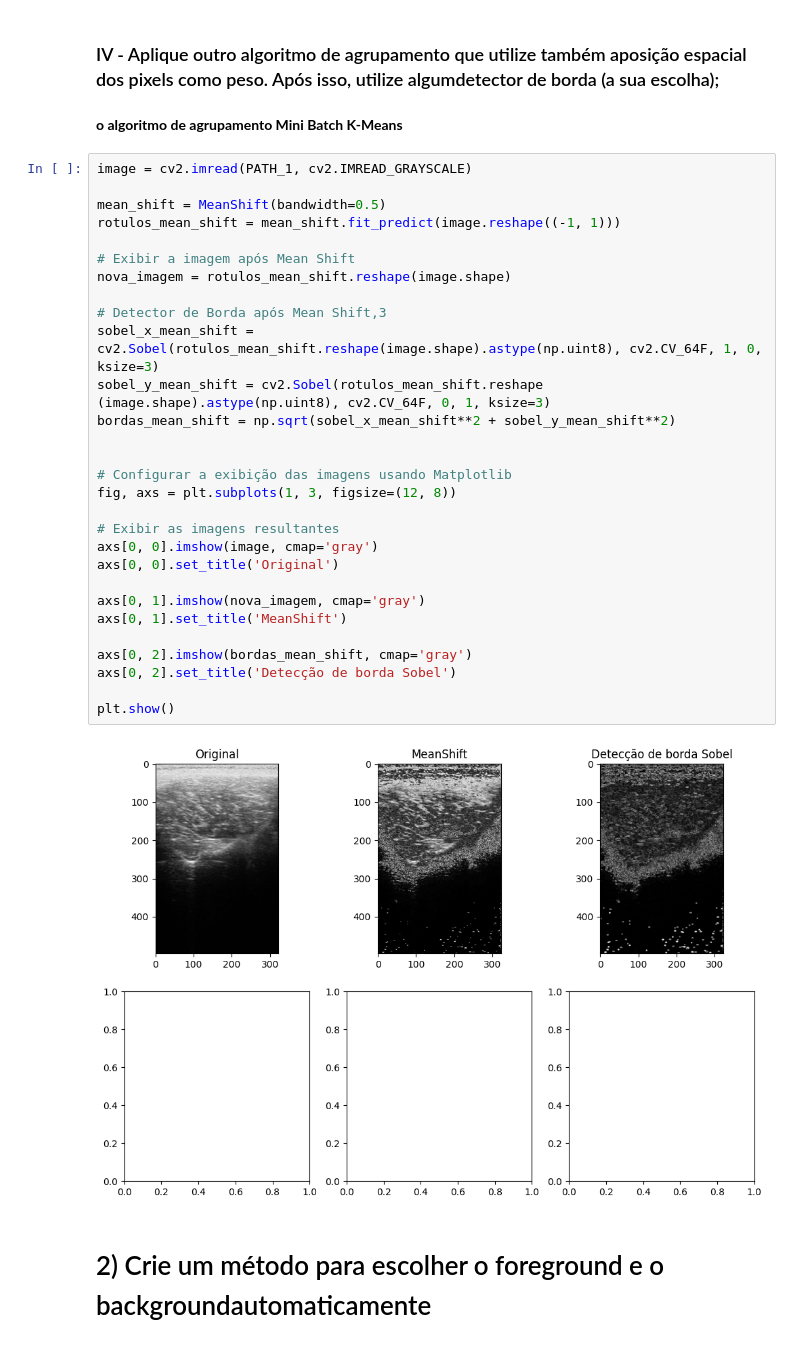
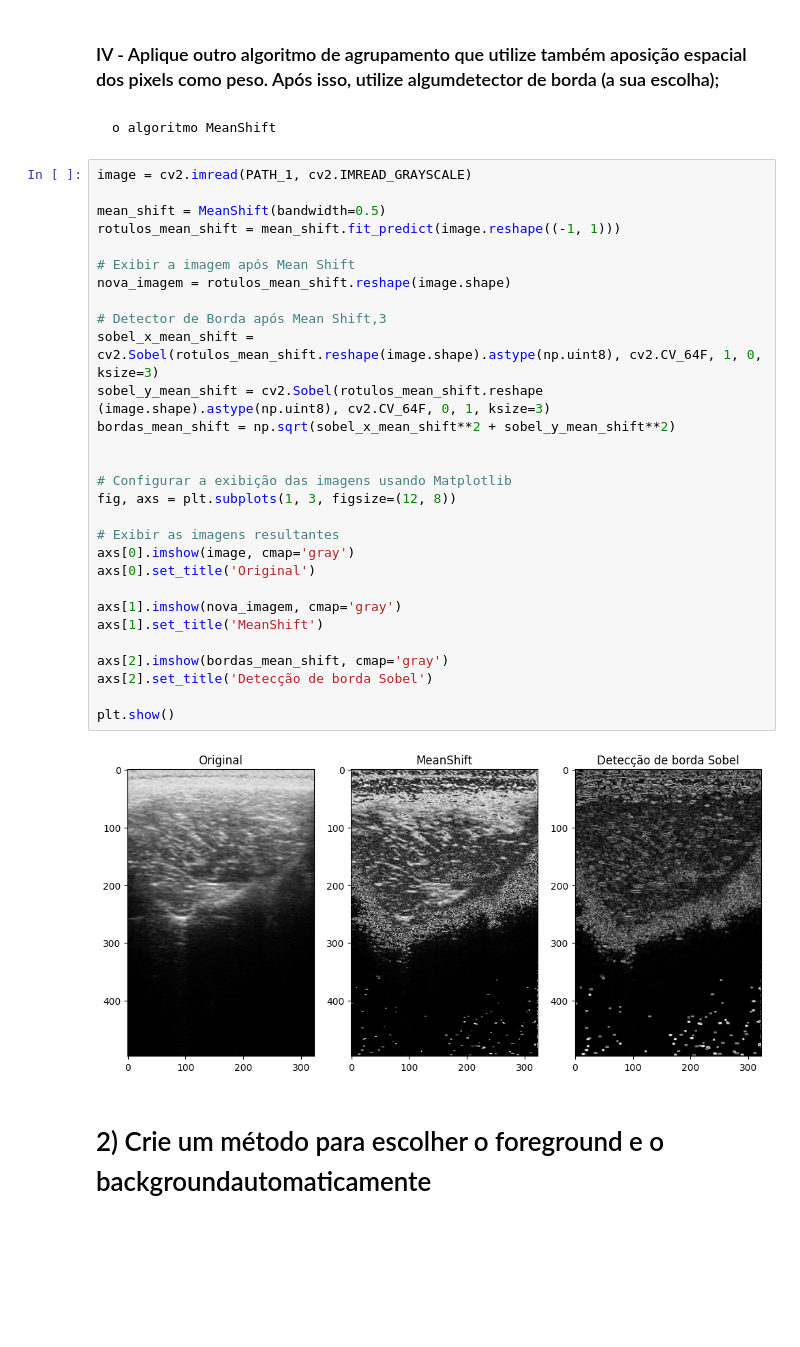
Before and after one commit to mauriciobenjamin700/6_periodo, a Jupyter notebook: CV/Treino/Enviar_6/main.ipynb, the cells around one changed output. Saved outputs shown, nothing was run; the diff lists cells and outputs as text; blank space fills up the shorter version.

```diff
--- a/CV/Treino/Enviar_6/main.ipynb
+++ b/CV/Treino/Enviar_6/main.ipynb
@@ -208,38 +208,38 @@ plt.show()
 # %% [markdown]
 ### IV - Aplique outro algoritmo de agrupamento que utilize também aposição espacial dos pixels como peso. Após isso, utilize algumdetector de borda (a sua escolha);
 # %% [markdown]
-**o algoritmo de agrupamento Mini Batch K-Means**
+    o algoritmo MeanShift
 # %%
 image = cv2.imread(PATH_1, cv2.IMREAD_GRAYSCALE)
 
 mean_shift = MeanShift(bandwidth=0.5)
 rotulos_mean_shift = mean_shift.fit_predict(image.reshape((-1, 1)))
 
 # Exibir a imagem após Mean Shift
 nova_imagem = rotulos_mean_shift.reshape(image.shape)
 
 # Detector de Borda após Mean Shift,3
 sobel_x_mean_shift = cv2.Sobel(rotulos_mean_shift.reshape(image.shape).astype(np.uint8), cv2.CV_64F, 1, 0, ksize=3)
 sobel_y_mean_shift = cv2.Sobel(rotulos_mean_shift.reshape   (image.shape).astype(np.uint8), cv2.CV_64F, 0, 1, ksize=3)
 bordas_mean_shift = np.sqrt(sobel_x_mean_shift**2 + sobel_y_mean_shift**2)
 
 
 # Configurar a exibição das imagens usando Matplotlib
 fig, axs = plt.subplots(1, 3, figsize=(12, 8))
 
 # Exibir as imagens resultantes
-axs[0, 0].imshow(image, cmap='gray')
-axs[0, 0].set_title('Original')
+axs[0].imshow(image, cmap='gray')
+axs[0].set_title('Original')
 
-axs[0, 1].imshow(nova_imagem, cmap='gray')
-axs[0, 1].set_title('MeanShift')
+axs[1].imshow(nova_imagem, cmap='gray')
+axs[1].set_title('MeanShift')
 
-axs[0, 2].imshow(bordas_mean_shift, cmap='gray')
-axs[0, 2].set_title('Detecção de borda Sobel')
+axs[2].imshow(bordas_mean_shift, cmap='gray')
+axs[2].set_title('Detecção de borda Sobel')
 
 plt.show()
 # %% [output]
-[figure, old version]
+[figure, new version]
 # %% [markdown]
 # 2) Crie   um   método   para   escolher   o  foreground  e   o  backgroundautomaticamente
 # %%
```
Also changed, not shown: parts of 2 cells of this notebook, 5 other files.
